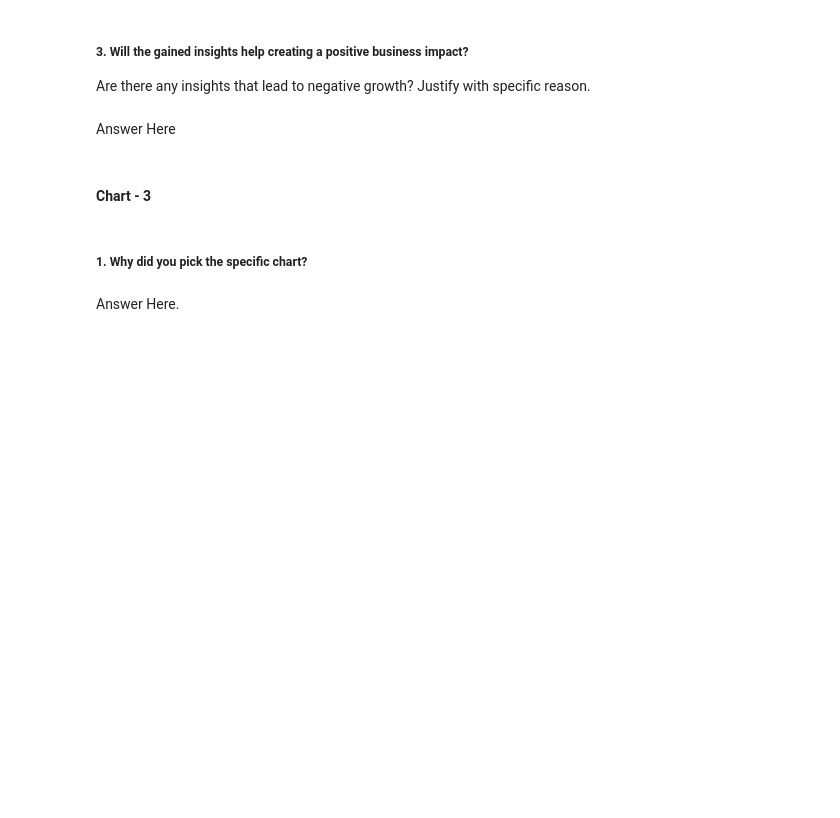
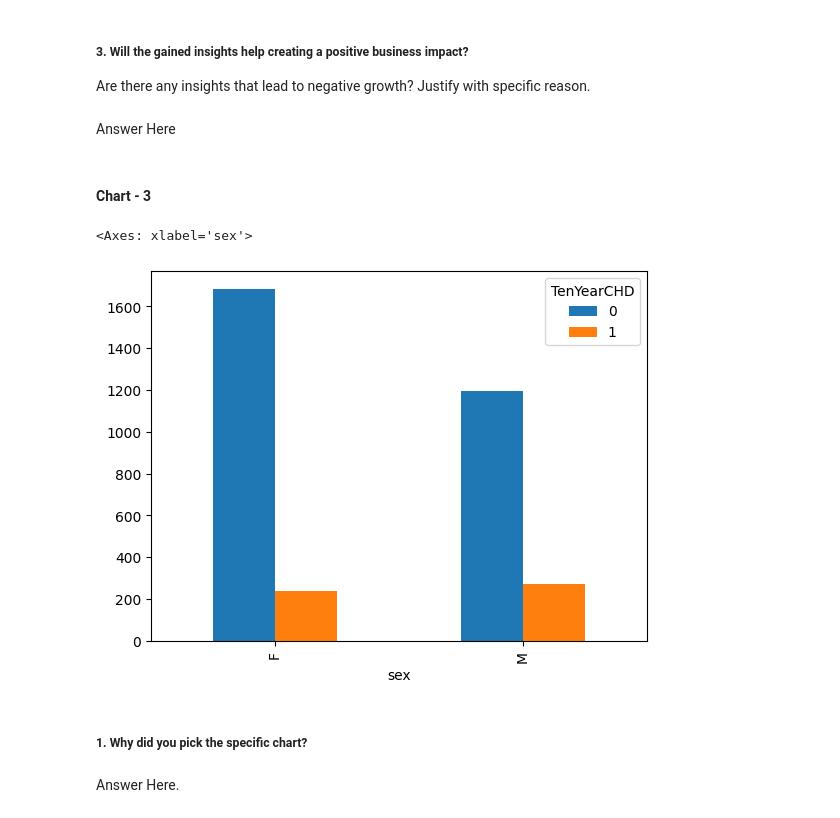
Before and after one commit to sonu9479/Cardiovascular-risk-prediction-classification-project, a Jupyter notebook: Cardiovascular_risk_prediction_classification.ipynb, the cells around one changed output. Saved outputs shown, nothing was run; the diff lists cells and outputs as text; code cells hidden in the pictures; blank space fills up the shorter version.

```diff
--- a/Cardiovascular_risk_prediction_classification.ipynb
+++ b/Cardiovascular_risk_prediction_classification.ipynb
@@ -341,6 +513,10 @@ Answer Here
 #### Chart - 3
 # %%
 # Chart - 3 visualization code
+data.groupby('TenYearCHD')['sex'].value_counts().unstack(0).plot.bar()
+# %% [output]
+<Axes: xlabel='sex'>
+[figure, added]
 # %% [markdown]
 ##### 1. Why did you pick the specific chart?
 # %% [markdown]
```
Also changed, not shown: parts of 100 cells of this notebook.
